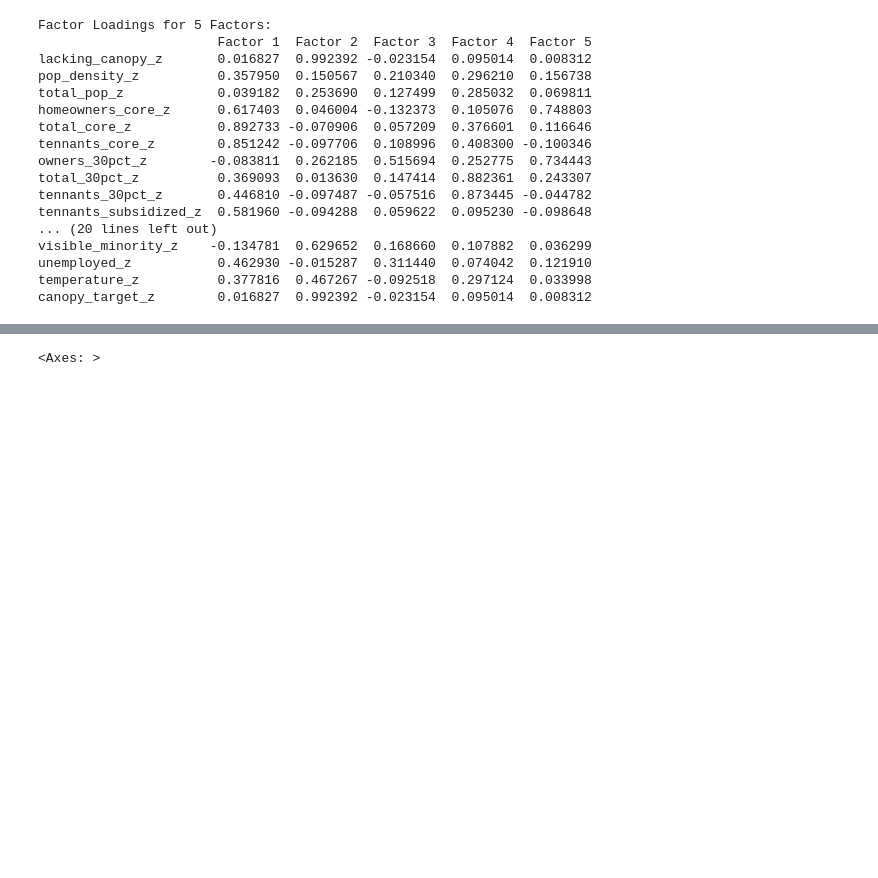
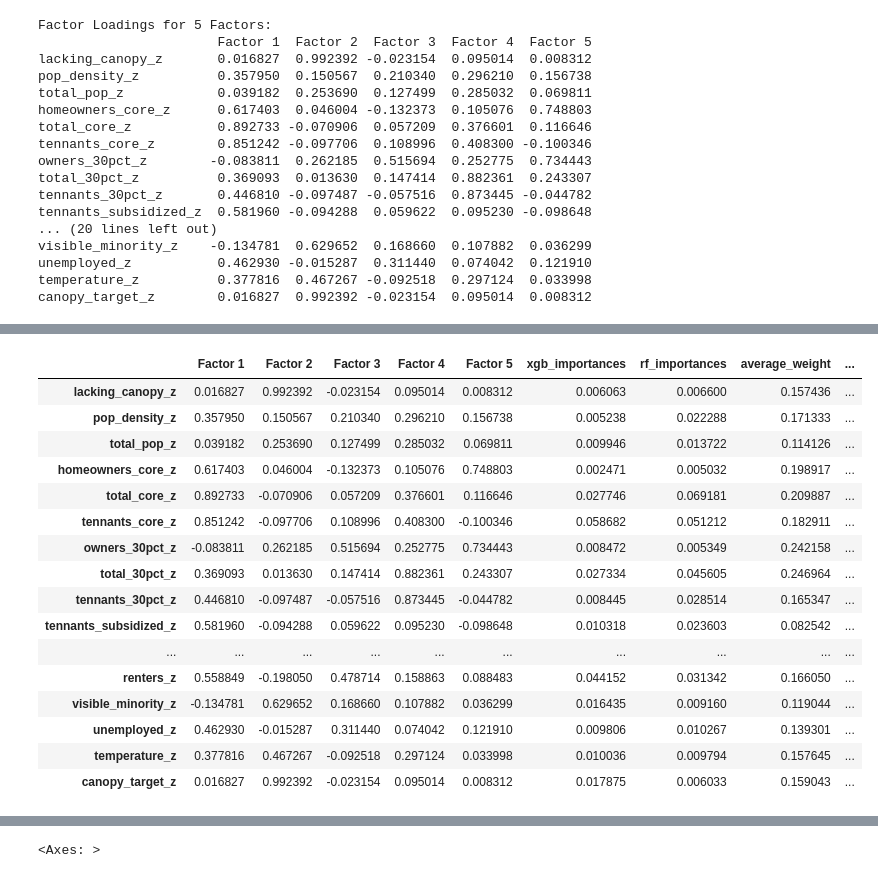
Before and after one commit to Jeff-Barlow-Spady/spatial_stats_py, a Jupyter notebook: ml_score.ipynb, the cells around one changed output, grey strips where cells are left out. Cells and saved outputs as stored; diff of their text form; code cells hidden in the pictures; blank space fills up the shorter version.

```diff
--- a/ml_score.ipynb
+++ b/ml_score.ipynb
@@ -711,0 +678,22 @@ ValueError: shapes (274,35) and (34,) not aligned: 35 (dim 1) != 34 (dim 0)
+# %%
+# Convert the arrays to 1-dimensional
+factor_loadings1 = np.array(loadings).flatten()
+xgb_feature_importances1 = np.array(best_xgb_feature_importances).flatten()
+rf_feature_importances1 = np.array(rf_feature_importances).flatten()
+
+# Create a DataFrame for xgb_feature_importances and rf_feature_importances
+df_xgb_rf = pd.DataFrame({
+    'xgb_importances': xgb_feature_importances1,
+    'rf_importances': rf_feature_importances1,
+}, index=loadings_df.index)
+
+# Merge loadings_df with df_xgb_rf
+loadings_df = pd.concat([loadings_df, df_xgb_rf], axis=1)
+
+# Calculate the average weight for each feature
+loadings_df['average_weight'] = loadings_df.mean(axis=1)
+# Move the 'z_columns' to the leftmost column
+#loadings_df = loadings_df[['z_columns'] + [col for col in loadings_df.columns if col != 'z_columns']]
+
+# Now you can use loadings_df['average_weight'] as your weighting array
+weighting = loadings_df['average_weight'].values
@@ -711,0 +723,20 @@ ValueError: shapes (274,35) and (34,) not aligned: 35 (dim 1) != 34 (dim 0)
+# %%
+loadings_df
+# %% [output]
+|  | Factor 1 | Factor 2 | Factor 3 | Factor 4 | Factor 5 | xgb_importances | rf_importances | average_weight | ... |
+| lacking_canopy_z | 0.016827 | 0.992392 | -0.023154 | 0.095014 | 0.008312 | 0.006063 | 0.006600 | 0.157436 | ... |
+| pop_density_z | 0.357950 | 0.150567 | 0.210340 | 0.296210 | 0.156738 | 0.005238 | 0.022288 | 0.171333 | ... |
+| total_pop_z | 0.039182 | 0.253690 | 0.127499 | 0.285032 | 0.069811 | 0.009946 | 0.013722 | 0.114126 | ... |
+| homeowners_core_z | 0.617403 | 0.046004 | -0.132373 | 0.105076 | 0.748803 | 0.002471 | 0.005032 | 0.198917 | ... |
+| total_core_z | 0.892733 | -0.070906 | 0.057209 | 0.376601 | 0.116646 | 0.027746 | 0.069181 | 0.209887 | ... |
+| tennants_core_z | 0.851242 | -0.097706 | 0.108996 | 0.408300 | -0.100346 | 0.058682 | 0.051212 | 0.182911 | ... |
+| owners_30pct_z | -0.083811 | 0.262185 | 0.515694 | 0.252775 | 0.734443 | 0.008472 | 0.005349 | 0.242158 | ... |
+| total_30pct_z | 0.369093 | 0.013630 | 0.147414 | 0.882361 | 0.243307 | 0.027334 | 0.045605 | 0.246964 | ... |
+| tennants_30pct_z | 0.446810 | -0.097487 | -0.057516 | 0.873445 | -0.044782 | 0.008445 | 0.028514 | 0.165347 | ... |
+| tennants_subsidized_z | 0.581960 | -0.094288 | 0.059622 | 0.095230 | -0.098648 | 0.010318 | 0.023603 | 0.082542 | ... |
+| ... | ... | ... | ... | ... | ... | ... | ... | ... | ... |
+| renters_z | 0.558849 | -0.198050 | 0.478714 | 0.158863 | 0.088483 | 0.044152 | 0.031342 | 0.166050 | ... |
+| visible_minority_z | -0.134781 | 0.629652 | 0.168660 | 0.107882 | 0.036299 | 0.016435 | 0.009160 | 0.119044 | ... |
+| unemployed_z | 0.462930 | -0.015287 | 0.311440 | 0.074042 | 0.121910 | 0.009806 | 0.010267 | 0.139301 | ... |
+| temperature_z | 0.377816 | 0.467267 | -0.092518 | 0.297124 | 0.033998 | 0.010036 | 0.009794 | 0.157645 | ... |
+| canopy_target_z | 0.016827 | 0.992392 | -0.023154 | 0.095014 | 0.008312 | 0.017875 | 0.006033 | 0.159043 | ... |
```
Also changed, not shown: parts of 15 cells of this notebook, 7 other files.
